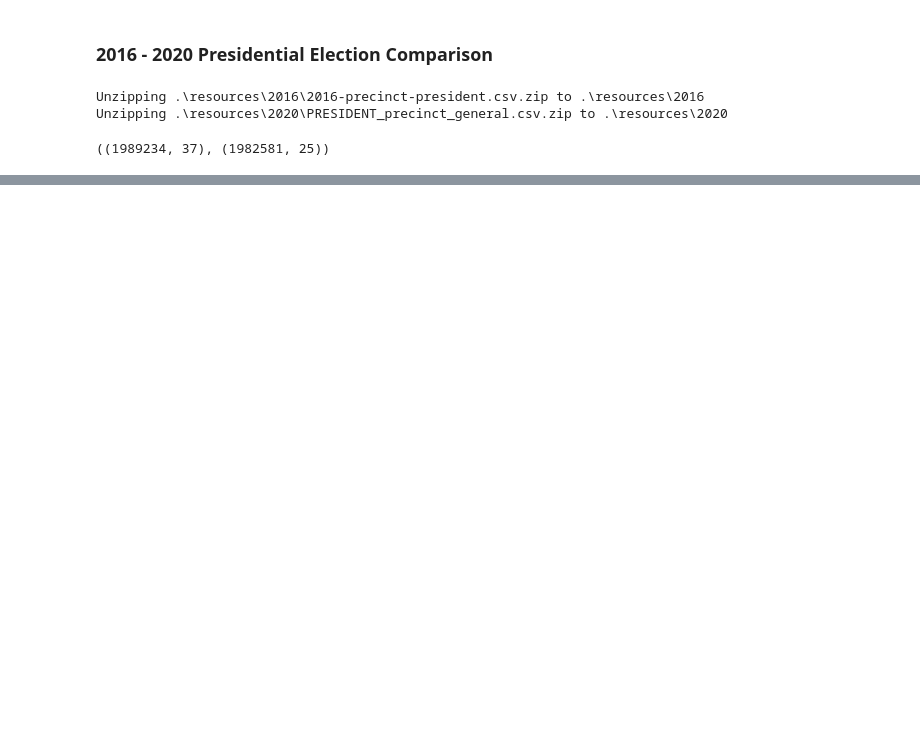
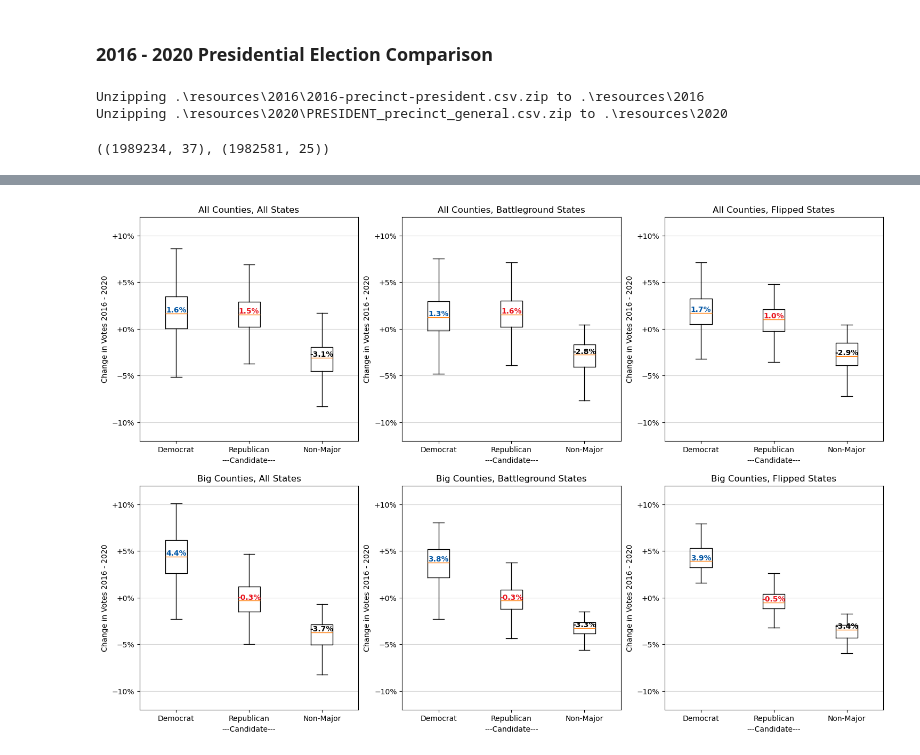
Before and after one commit to rmathena79/democracy, a Jupyter notebook: democracy.ipynb, the cells around one changed output, grey strips where cells are left out. Drawn from its saved outputs; the diff is of its cells as text; code cells hidden in the pictures; blank space fills up the shorter version.

```diff
--- a/democracy.ipynb
+++ b/democracy.ipynb
@@ -16,7 +16,7 @@ COLOR_DEM_BLUE = "#0055A4"
 COLOR_REP_RED = "#E9141D"
 
 # Cutoff for considering a county "big"
-COUNTY_CARE_COUNT = 100000
+BIG_COUNTY_CUTOFF = 100000
 
 # According to https://ballotpedia.org/Presidential_battleground_states,_2020
 # These states were deemed to be competitive in the 2020 election:
@@ -267,7 +317,7 @@ combo_df[COL_PCT_CHG] = combo_df[COL_PCT_20] - combo_df[COL_PCT_16]
 combo_df.to_csv("combined.csv")
 
 # Make the DF for the biggest counties
-big_counties_df = combo_df.loc[combo_df[COL_TOT_16] >= COUNTY_CARE_COUNT].loc[combo_df[COL_TOT_20] >= COUNTY_CARE_COUNT]
+big_counties_df = combo_df.loc[combo_df[COL_TOT_16] >= BIG_COUNTY_CUTOFF].loc[combo_df[COL_TOT_20] >= BIG_COUNTY_CUTOFF]
 
 # Note many counties we have data for. This doesn't impact any calculation directly, but is nice to know:
 county_count = len(combo_df[COL_CNTY].unique())
@@ -422,62 +486,40 @@ plt.show()
 # %%
 # Show shift betwen dem / rep / other votes in battleground states, flipped states, and the whole country
+
+def plot_shift(df, ax, title):
+    ax.yaxis.set_major_formatter(mpl.ticker.StrMethodFormatter("{x:+.0%}"))
+    ax.boxplot(
+            [df.loc[df[COL_CND] == CND_DEM][COL_PCT_CHG],
+             df.loc[df[COL_CND] == CND_REP][COL_PCT_CHG],
+             df.loc[df[COL_CND] == CND_OTHER][COL_PCT_CHG]],
+            tick_labels = ["Democrat", "Republican", "Non-Major"],
+            showfliers=False )
+    ax.set_title(title)
+    ax.set_ylabel("Change in Votes 2016 - 2020")
+    ax.set_xlabel("---Candidate---")
+    ax.set_ylim((-.12,.12))
+    ax.grid(axis="y", which="major", color="lightgrey")
+
+    add_percent_above_value(ax, 1, ax.get_ylim(), df.loc[df[COL_CND] == CND_DEM][COL_PCT_CHG].median(), digits=1, color=COLOR_DEM_BLUE)
+    add_percent_above_value(ax, 2, ax.get_ylim(), df.loc[df[COL_CND] == CND_REP][COL_PCT_CHG].median(), digits=1, color=COLOR_REP_RED)
+    add_percent_above_value(ax, 3, ax.get_ylim(), df.loc[df[COL_CND] == CND_OTHER][COL_PCT_CHG].median(), digits=1)
 
 battleground_slice = combo_df.loc[combo_df[COL_ST].isin(BATTLEGROUND_STATES)]
 flipped_slice = combo_df.loc[combo_df[COL_ST].isin(FLIPPED_STATES)]
 
-fig, (ax1, ax2, ax3) = plt.subplots(nrows=1,ncols=3,figsize=(18,6))
-
-ax1.yaxis.set_major_formatter(mpl.ticker.StrMethodFormatter("{x:+.0%}"))
-ax1.boxplot(
-        [battleground_slice.loc[battleground_slice[COL_CND] == CND_DEM][COL_PCT_CHG],
-         battleground_slice.loc[battleground_slice[COL_CND] == CND_REP][COL_PCT_CHG],
-         battleground_slice.loc[battleground_slice[COL_CND] == CND_OTHER][COL_PCT_CHG]],
-        tick_labels = ["Democrat", "Republican", "Non-Major"],
-        showfliers=False )
-ax1.set_title("Counties in Battleground States")
-ax1.set_ylabel("Change in Votes 2016 - 2020")
-ax1.set_xlabel("---Counties in Battleground States---")
-ax1.set_ylim((-.1,.1))
-ax1.grid(axis="y", which="major", color="lightgrey")
+big_county_battleground_slice = big_counties_df.loc[big_counties_df[COL_ST].isin(BATTLEGROUND_STATES)]
+big_county_flipped_slice = big_counties_df.loc[big_counties_df[COL_ST].isin(FLIPPED_STATES)]
 
 
-add_percent_above_value(ax1, 1, ax1.get_ylim(), battleground_slice.loc[battleground_slice[COL_CND] == CND_DEM][COL_PCT_CHG].median(), digits=1, color=COLOR_DEM_BLUE)
-add_percent_above_value(ax1, 2, ax1.get_ylim(), battleground_slice.loc[battleground_slice[COL_CND] == CND_REP][COL_PCT_CHG].median(), digits=1, color=COLOR_REP_RED)
-add_percent_above_value(ax1, 3, ax1.get_ylim(), battleground_slice.loc[battleground_slice[COL_CND] == CND_OTHER][COL_PCT_CHG].median(), digits=1)
+fig, ( (ax1, ax2, ax3), (ax4, ax5, ax6) ) = plt.subplots(nrows=2,ncols=3,figsize=(18,12))
+plot_shift(combo_df, ax1, "All Counties, All States")
+plot_shift(battleground_slice, ax2, "All Counties, Battleground States")
+plot_shift(flipped_slice, ax3, "All Counties, Flipped States")
+plot_shift(big_counties_df, ax4, "Big Counties, All States")
+plot_shift(big_county_battleground_slice, ax5, "Big Counties, Battleground States")
+plot_shift(big_county_flipped_slice, ax6, "Big Counties, Flipped States")
 
-
-ax2.yaxis.set_major_formatter(mpl.ticker.StrMethodFormatter("{x:.0%}"))
-ax2.boxplot(
-        [flipped_slice.loc[flipped_slice[COL_CND] == CND_DEM][COL_PCT_CHG],
-         flipped_slice.loc[flipped_slice[COL_CND] == CND_REP][COL_PCT_CHG],
-         flipped_slice.loc[flipped_slice[COL_CND] == CND_OTHER][COL_PCT_CHG]],
-        tick_labels = ["Democrat", "Republican", "Non-Major"],
-        showfliers=False )
-ax2.set_title("Counties in Flipped States")
-ax2.set_ylabel("Change in Votes 2016 - 2020")
-ax2.set_xlabel("----Counties in Flipped States----")
-ax2.set_ylim((-.1,.1))
-ax2.grid(axis="y", which="major", color="lightgrey")
-
-add_percent_above_value(ax2, 1, ax2.get_ylim(), flipped_slice.loc[flipped_slice[COL_CND] == CND_DEM][COL_PCT_CHG].median(), digits=1, color=COLOR_DEM_BLUE)
-add_percent_above_value(ax2, 2, ax2.get_ylim(),  flipped_slice.loc[flipped_slice[COL_CND] == CND_REP][COL_PCT_CHG].median(), digits=1, color=COLOR_REP_RED)
-add_percent_above_value(ax2, 3, ax2.get_ylim(), flipped_slice.loc[flipped_slice[COL_CND] == CND_OTHER][COL_PCT_CHG].median(), digits=1)
-
-
-ax3.yaxis.set_major_formatter(mpl.ticker.StrMethodFormatter("{x:.0%}"))
-ax3.boxplot(
-        [combo_df.loc[combo_df[COL_CND] == CND_DEM][COL_PCT_CHG],
-         combo_df.loc[combo_df[COL_CND] == CND_REP][COL_PCT_CHG],
-         combo_df.loc[combo_df[COL_CND] == CND_OTHER][COL_PCT_CHG]],
-        tick_labels = ["Democrat", "Republican", "Non-Major"],
-        showfliers=False )
-ax3.set_title("Counties in All States")
-ax3.set_ylabel("Change in Votes 2016 - 2020")
-ax3.set_xlabel("----Counties in All States----")
-ax3.set_ylim((-.1,.1))
-ax3.grid(axis="y", which="major", color="lightgrey")
-
-add_percent_above_value(ax3, 1, ax3.get_ylim(), combo_df.loc[combo_df[COL_CND] == CND_DEM][COL_PCT_CHG].median(), digits=1, color=COLOR_DEM_BLUE)
-add_percent_above_value(ax3, 2, ax3.get_ylim(), combo_df.loc[combo_df[COL_CND] == CND_REP][COL_PCT_CHG].median(), digits=1, color=COLOR_REP_RED)
-add_percent_above_value(ax3, 3, ax3.get_ylim(), combo_df.loc[combo_df[COL_CND] == CND_OTHER][COL_PCT_CHG].median(), digits=1)
+plt.savefig("state_shifts.png")
 plt.show()
+# %% [output]
+[figure, added]
```
Also changed, not shown: parts of 9 cells of this notebook, 2 other files.
